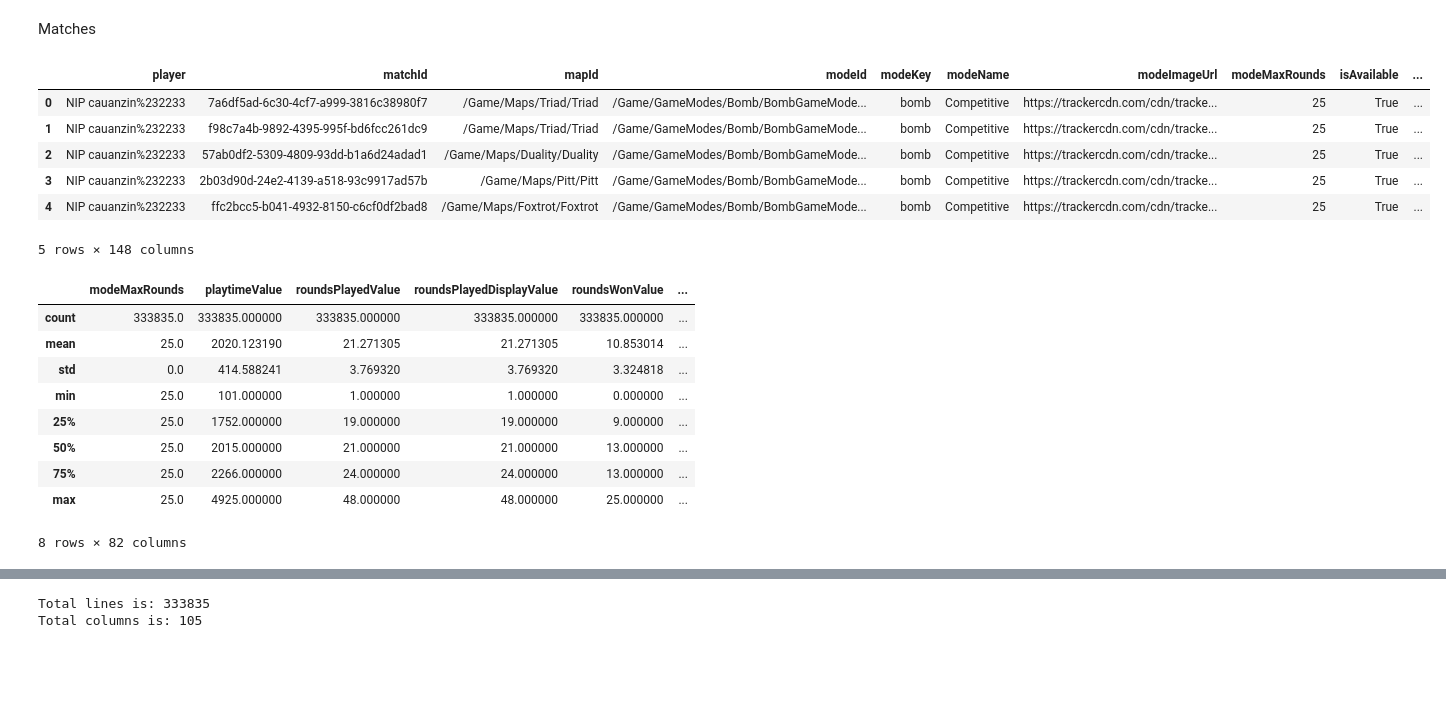
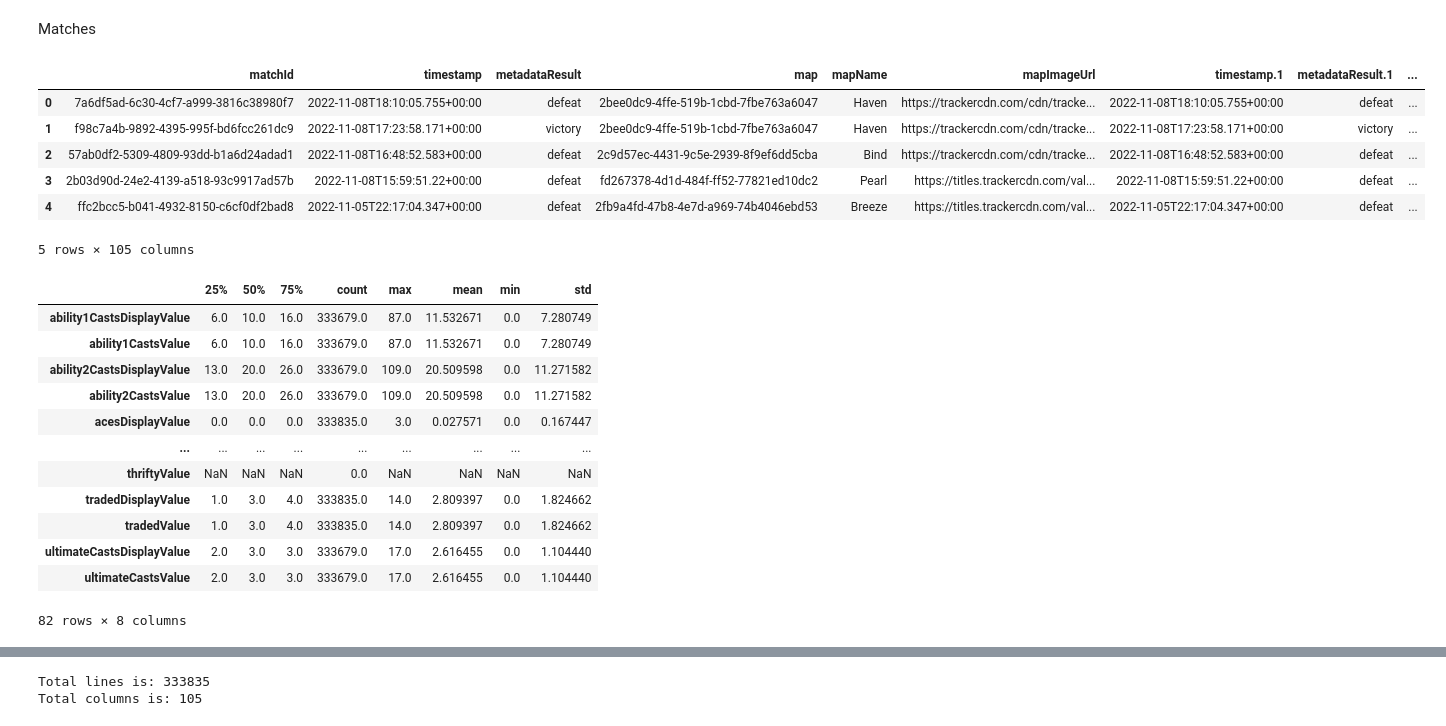
Before and after one commit to aalvestech/tcc_fia_valorant, a Jupyter notebook: notebook/notebook_exploratory_data_analysis.ipynb, the cells around one changed output, grey strips where cells are left out. Saved outputs shown, nothing was run; the diff lists cells and outputs as text; code cells hidden in the pictures; blank space fills up the shorter version.

```diff
--- a/notebook/notebook_exploratory_data_analysis.ipynb
+++ b/notebook/notebook_exploratory_data_analysis.ipynb
@@ -16,31 +16,36 @@ abs_path = pathlib.Path.cwd().parent
 # %% [markdown]
 Matches
 # %%
-file_read = pathlib.Path(abs_path).joinpath('data').joinpath('matches').joinpath('matches.csv')
+file_read = pathlib.Path(abs_path).joinpath('data').joinpath('matches').joinpath('matches_processed.csv')
 
 df_matches_raw = pd.read_csv(file_read)
 
+del df_matches_raw['Unnamed: 0']
+
 df_matches_raw.head()
 # %% [output]
-|  | player | matchId | mapId | modeId | modeKey | modeName | modeImageUrl | modeMaxRounds | isAvailable | ... |
-| 0 | NIP cauanzin%232233 | 7a6df5ad-6c30-4cf7-a999-3816c38980f7 | /Game/Maps/Triad/Triad | /Game/GameModes/Bomb/BombGameMode... | bomb | Competitive | https://trackercdn.com/cdn/tracke... | 25 | True | ... |
-| 1 | NIP cauanzin%232233 | f98c7a4b-9892-4395-995f-bd6fcc261dc9 | /Game/Maps/Triad/Triad | /Game/GameModes/Bomb/BombGameMode... | bomb | Competitive | https://trackercdn.com/cdn/tracke... | 25 | True | ... |
-| 2 | NIP cauanzin%232233 | 57ab0df2-5309-4809-93dd-b1a6d24adad1 | /Game/Maps/Duality/Duality | /Game/GameModes/Bomb/BombGameMode... | bomb | Competitive | https://trackercdn.com/cdn/tracke... | 25 | True | ... |
-| 3 | NIP cauanzin%232233 | 2b03d90d-24e2-4139-a518-93c9917ad57b | /Game/Maps/Pitt/Pitt | /Game/GameModes/Bomb/BombGameMode... | bomb | Competitive | https://trackercdn.com/cdn/tracke... | 25 | True | ... |
-| 4 | NIP cauanzin%232233 | ffc2bcc5-b041-4932-8150-c6cf0df2bad8 | /Game/Maps/Foxtrot/Foxtrot | /Game/GameModes/Bomb/BombGameMode... | bomb | Competitive | https://trackercdn.com/cdn/tracke... | 25 | True | ... |
+|  | matchId | timestamp | metadataResult | map | mapName | mapImageUrl | timestamp.1 | metadataResult.1 | ... |
+| 0 | 7a6df5ad-6c30-4cf7-a999-3816c38980f7 | 2022-11-08T18:10:05.755+00:00 | defeat | 2bee0dc9-4ffe-519b-1cbd-7fbe763a6047 | Haven | https://trackercdn.com/cdn/tracke... | 2022-11-08T18:10:05.755+00:00 | defeat | ... |
+| 1 | f98c7a4b-9892-4395-995f-bd6fcc261dc9 | 2022-11-08T17:23:58.171+00:00 | victory | 2bee0dc9-4ffe-519b-1cbd-7fbe763a6047 | Haven | https://trackercdn.com/cdn/tracke... | 2022-11-08T17:23:58.171+00:00 | victory | ... |
+| 2 | 57ab0df2-5309-4809-93dd-b1a6d24adad1 | 2022-11-08T16:48:52.583+00:00 | defeat | 2c9d57ec-4431-9c5e-2939-8f9ef6dd5cba | Bind | https://trackercdn.com/cdn/tracke... | 2022-11-08T16:48:52.583+00:00 | defeat | ... |
+| 3 | 2b03d90d-24e2-4139-a518-93c9917ad57b | 2022-11-08T15:59:51.22+00:00 | defeat | fd267378-4d1d-484f-ff52-77821ed10dc2 | Pearl | https://titles.trackercdn.com/val... | 2022-11-08T15:59:51.22+00:00 | defeat | ... |
+| 4 | ffc2bcc5-b041-4932-8150-c6cf0df2bad8 | 2022-11-05T22:17:04.347+00:00 | defeat | 2fb9a4fd-47b8-4e7d-a969-74b4046ebd53 | Breeze | https://titles.trackercdn.com/val... | 2022-11-05T22:17:04.347+00:00 | defeat | ... |
-5 rows × 148 columns
+5 rows × 105 columns
 # %%
 df_matches_raw_describe = df_matches_raw.describe()
-# df_matches_raw_describe.pivot(columns = 'count')
+df_matches_raw_describe = pd.pivot_table(df_matches_raw_describe, columns=["count", 'mean', 'std', 'min', '25%', '50%', '75%', 'max'])
 df_matches_raw_describe
 # %% [output]
-|  | modeMaxRounds | playtimeValue | roundsPlayedValue | roundsPlayedDisplayValue | roundsWonValue | ... |
-| count | 333835.0 | 333835.000000 | 333835.000000 | 333835.000000 | 333835.000000 | ... |
-| mean | 25.0 | 2020.123190 | 21.271305 | 21.271305 | 10.853014 | ... |
-| std | 0.0 | 414.588241 | 3.769320 | 3.769320 | 3.324818 | ... |
-| min | 25.0 | 101.000000 | 1.000000 | 1.000000 | 0.000000 | ... |
-| 25% | 25.0 | 1752.000000 | 19.000000 | 19.000000 | 9.000000 | ... |
-| 50% | 25.0 | 2015.000000 | 21.000000 | 21.000000 | 13.000000 | ... |
-| 75% | 25.0 | 2266.000000 | 24.000000 | 24.000000 | 13.000000 | ... |
-| max | 25.0 | 4925.000000 | 48.000000 | 48.000000 | 25.000000 | ... |
+|  | 25% | 50% | 75% | count | max | mean | min | std |
+| ability1CastsDisplayValue | 6.0 | 10.0 | 16.0 | 333679.0 | 87.0 | 11.532671 | 0.0 | 7.280749 |
+| ability1CastsValue | 6.0 | 10.0 | 16.0 | 333679.0 | 87.0 | 11.532671 | 0.0 | 7.280749 |
+| ability2CastsDisplayValue | 13.0 | 20.0 | 26.0 | 333679.0 | 109.0 | 20.509598 | 0.0 | 11.271582 |
+| ability2CastsValue | 13.0 | 20.0 | 26.0 | 333679.0 | 109.0 | 20.509598 | 0.0 | 11.271582 |
+| acesDisplayValue | 0.0 | 0.0 | 0.0 | 333835.0 | 3.0 | 0.027571 | 0.0 | 0.167447 |
+| ... | ... | ... | ... | ... | ... | ... | ... | ... |
+| thriftyValue | NaN | NaN | NaN | 0.0 | NaN | NaN | NaN | NaN |
+| tradedDisplayValue | 1.0 | 3.0 | 4.0 | 333835.0 | 14.0 | 2.809397 | 0.0 | 1.824662 |
+| tradedValue | 1.0 | 3.0 | 4.0 | 333835.0 | 14.0 | 2.809397 | 0.0 | 1.824662 |
+| ultimateCastsDisplayValue | 2.0 | 3.0 | 3.0 | 333679.0 | 17.0 | 2.616455 | 0.0 | 1.104440 |
+| ultimateCastsValue | 2.0 | 3.0 | 3.0 | 333679.0 | 17.0 | 2.616455 | 0.0 | 1.104440 |
-8 rows × 82 columns
+82 rows × 8 columns
```
Also changed, not shown: parts of 9 cells of this notebook.
